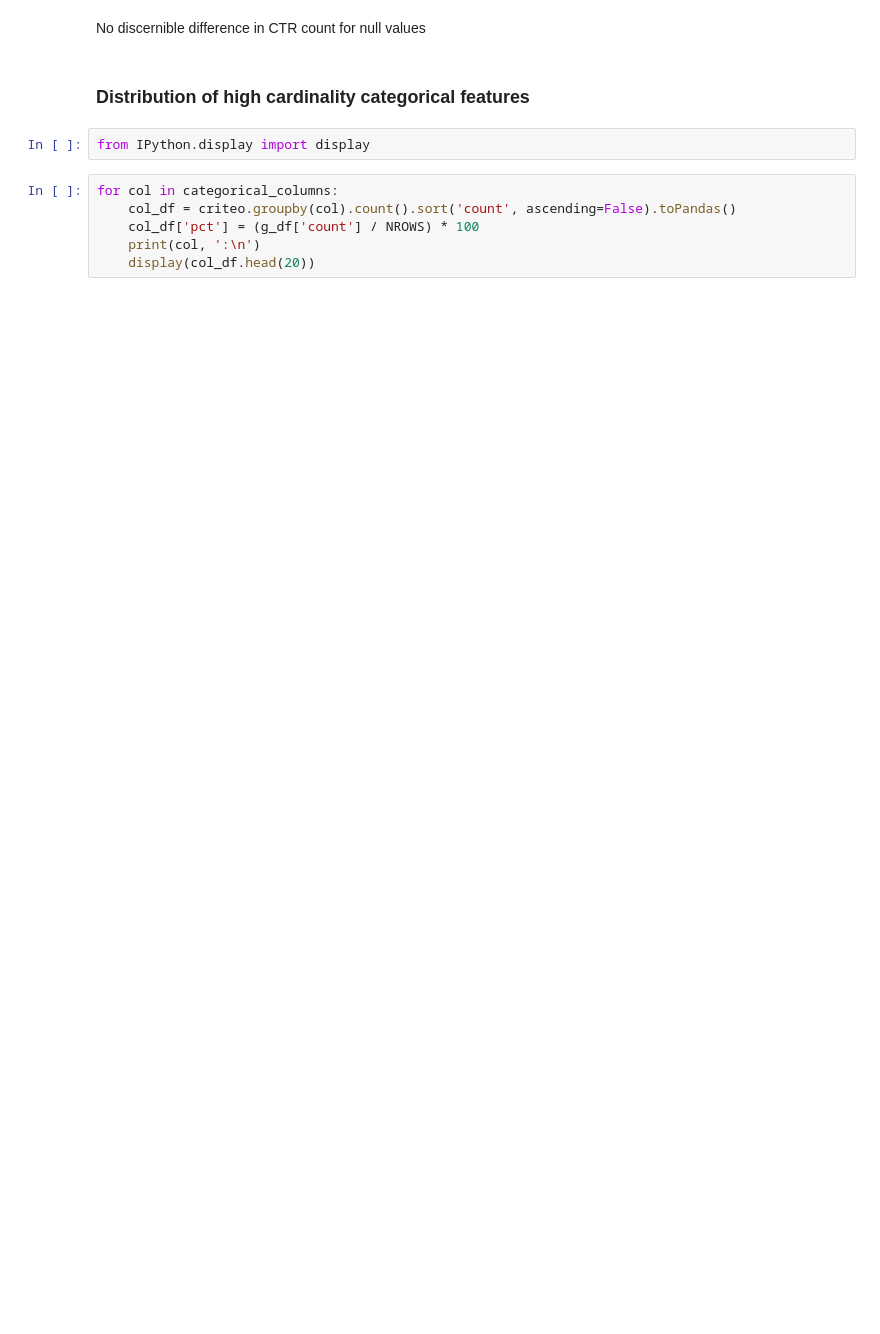
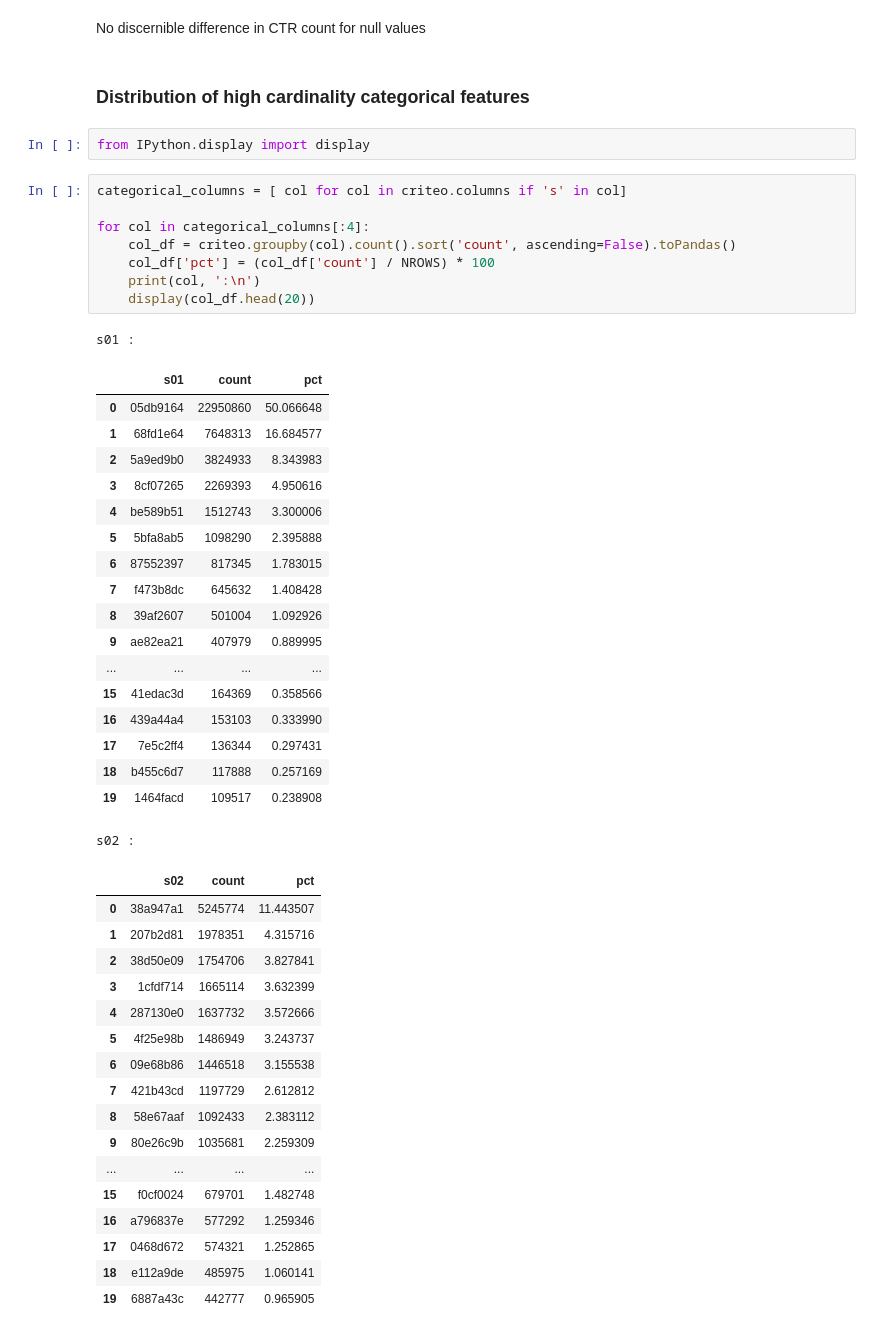
Before and after one commit to psnonis/ClickBait, a Jupyter notebook: notebooks/EDA-Brian.ipynb, the cells around one changed output. Saved outputs shown, nothing was run; the diff lists cells and outputs as text; blank space fills up the shorter version.

```diff
--- a/notebooks/EDA-Brian.ipynb
+++ b/notebooks/EDA-Brian.ipynb
@@ -325,8 +352,47 @@ No discernible difference in CTR count for null values
 # %%
 from IPython.display import display
 # %%
-for col in categorical_columns:
+categorical_columns = [ col for col in criteo.columns if 's' in col]
+
+for col in categorical_columns[:4]:
     col_df = criteo.groupby(col).count().sort('count', ascending=False).toPandas()
-    col_df['pct'] = (g_df['count'] / NROWS) * 100
+    col_df['pct'] = (col_df['count'] / NROWS) * 100
     print(col, ':\n')
     display(col_df.head(20))
+# %% [output]
+s01 :
+|  | s01 | count | pct |
+| 0 | 05db9164 | 22950860 | 50.066648 |
+| 1 | 68fd1e64 | 7648313 | 16.684577 |
+| 2 | 5a9ed9b0 | 3824933 | 8.343983 |
+| 3 | 8cf07265 | 2269393 | 4.950616 |
+| 4 | be589b51 | 1512743 | 3.300006 |
+| 5 | 5bfa8ab5 | 1098290 | 2.395888 |
+| 6 | 87552397 | 817345 | 1.783015 |
+| 7 | f473b8dc | 645632 | 1.408428 |
+| 8 | 39af2607 | 501004 | 1.092926 |
+| 9 | ae82ea21 | 407979 | 0.889995 |
+| ... | ... | ... | ... |
+| 15 | 41edac3d | 164369 | 0.358566 |
+| 16 | 439a44a4 | 153103 | 0.333990 |
+| 17 | 7e5c2ff4 | 136344 | 0.297431 |
+| 18 | b455c6d7 | 117888 | 0.257169 |
+| 19 | 1464facd | 109517 | 0.238908 |
+s02 :
+|  | s02 | count | pct |
+| 0 | 38a947a1 | 5245774 | 11.443507 |
+| 1 | 207b2d81 | 1978351 | 4.315716 |
+| 2 | 38d50e09 | 1754706 | 3.827841 |
+| 3 | 1cfdf714 | 1665114 | 3.632399 |
+| 4 | 287130e0 | 1637732 | 3.572666 |
+| 5 | 4f25e98b | 1486949 | 3.243737 |
+| 6 | 09e68b86 | 1446518 | 3.155538 |
+| 7 | 421b43cd | 1197729 | 2.612812 |
+| 8 | 58e67aaf | 1092433 | 2.383112 |
+| 9 | 80e26c9b | 1035681 | 2.259309 |
+| ... | ... | ... | ... |
+| 15 | f0cf0024 | 679701 | 1.482748 |
+| 16 | a796837e | 577292 | 1.259346 |
+| 17 | 0468d672 | 574321 | 1.252865 |
+| 18 | e112a9de | 485975 | 1.060141 |
+| 19 | 6887a43c | 442777 | 0.965905 |
```
Also changed, not shown: parts of 10 cells of this notebook, 6 other files.
